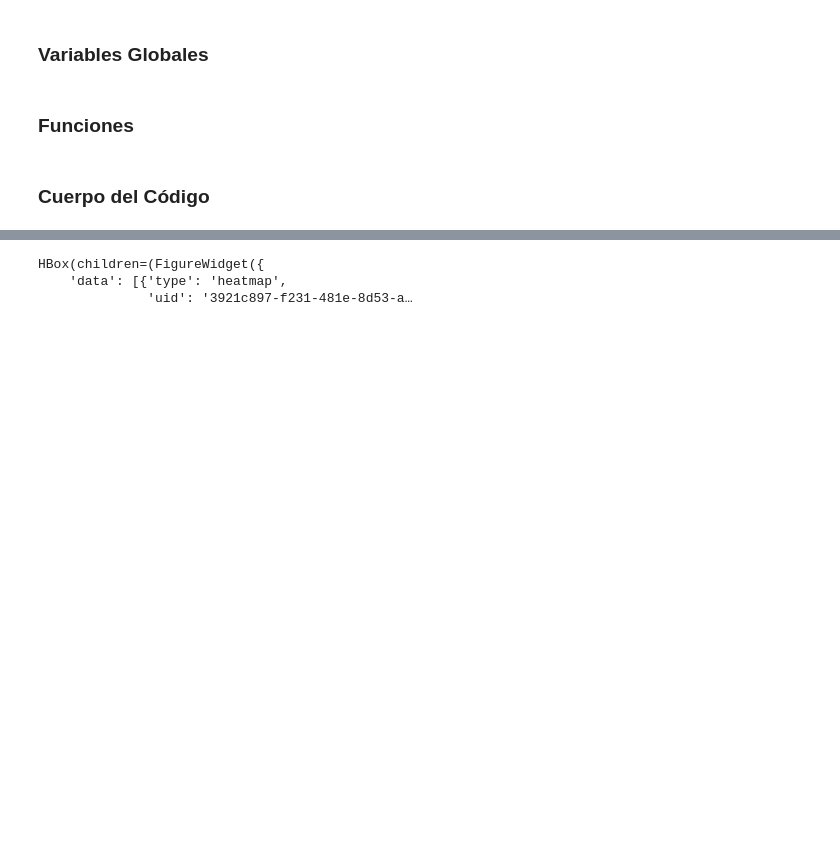
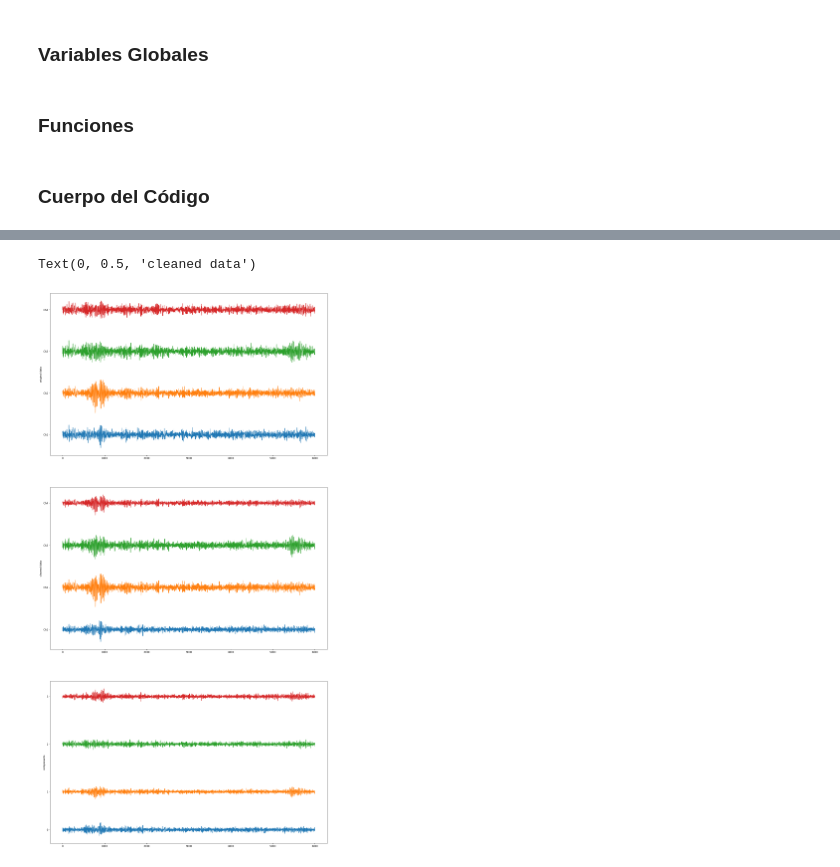
Before and after one commit to lopezjuanma96/PiDJm, a Jupyter notebook: ProcEEGingV.ipynb, the cells around one changed output, grey strips where cells are left out. Drawn from its saved outputs; the diff is of its cells as text; code cells hidden in the pictures; blank space fills up the shorter version.

```diff
--- a/ProcEEGingV.ipynb
+++ b/ProcEEGingV.ipynb
@@ -1477,6 +1467,45 @@ def plot():
-# %%
-plot()
-# %% [output]
-HBox(children=(FigureWidget({
-    'data': [{'type': 'heatmap',
-              'uid': '3921c897-f231-481e-8d53-a…
+# %%
+# plot original data
+from sklearn.decomposition import FastICA
+
+
+plt.figure(figsize=(20,55))
+plt.subplot(4, 1, 1)
+
+
+for j in [0,1,2,3]:
+    plt.plot(X_mneProc.get_data()[j, int_ini_sample[0]:int_end_sample[0]] + 100*(j+1))
+
+plt.yticks([100, 200 , 300 , 400], ['Ch1', 'Ch2' , "Ch3" , "Ch4"])
+plt.ylabel('original data')
+
+#decompose EEG and plot components
+ica = FastICA(n_components=4 , max_iter = 100 , tol = 20)
+components = ica.fit_transform(np.transpose(X_mneProc.get_data()[:, int_ini_sample[0]:int_end_sample[0]]))
+
+
+plt.subplot(4, 1, 3)
+plt.plot(components + [0.1, 0.5 , 1 , 1.5])
+plt.yticks([0.1, 0.5 , 1 , 1.5], ['0', '1' , "2" , "3"])
+plt.ylabel('components')
+
+# looks like component #2 (brown) contains the eye blinks
+# let's remove them (hard coded)!
+#components[:, 0] = 0
+components[:, 2] = 0
+
+#plt.subplot(4, 1, 4)
+#plt.plot(components + [0.1, 0.5 , 1 , 1.5])
+#plt.yticks([0.1, 0.5 , 1 , 1.5], ['0', '1' , "2" , "3"])
+#plt.ylabel('components eliminated')
+
+# reconstruct EEG without blinks
+restored = ica.inverse_transform(components)
+
+plt.subplot(4, 1, 2)
+plt.plot(restored + [100, 200, 300 , 400])
+plt.yticks([100, 200 , 300 , 400], ['Ch1', 'Ch2' , "Ch3" , "Ch4"])
+plt.ylabel('cleaned data')
+# %% [output]
+Text(0, 0.5, 'cleaned data')
+[figure, added]
```
Also changed, not shown: parts of 3 cells of this notebook.
